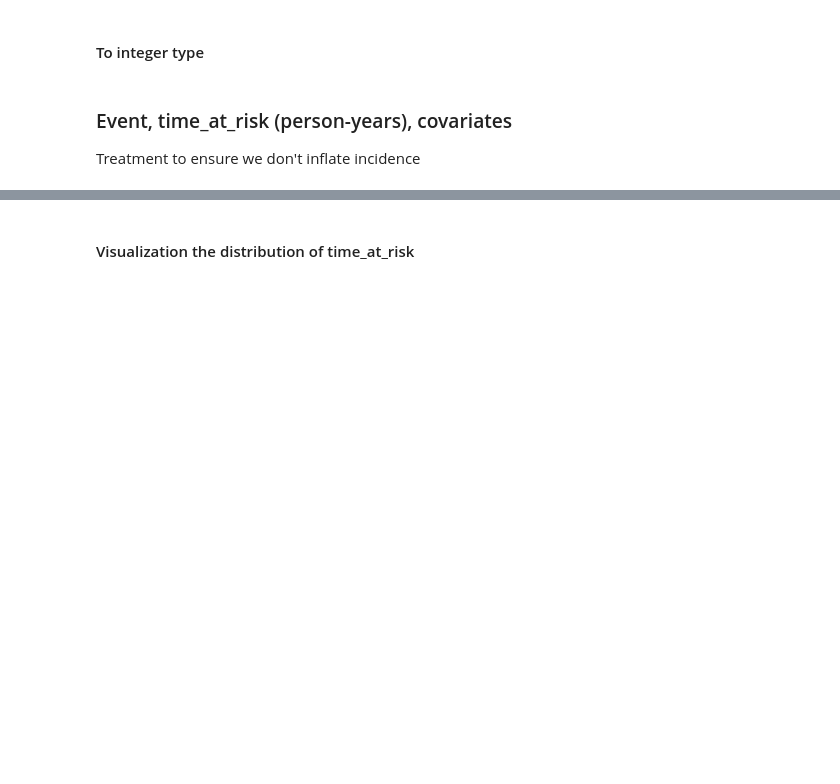
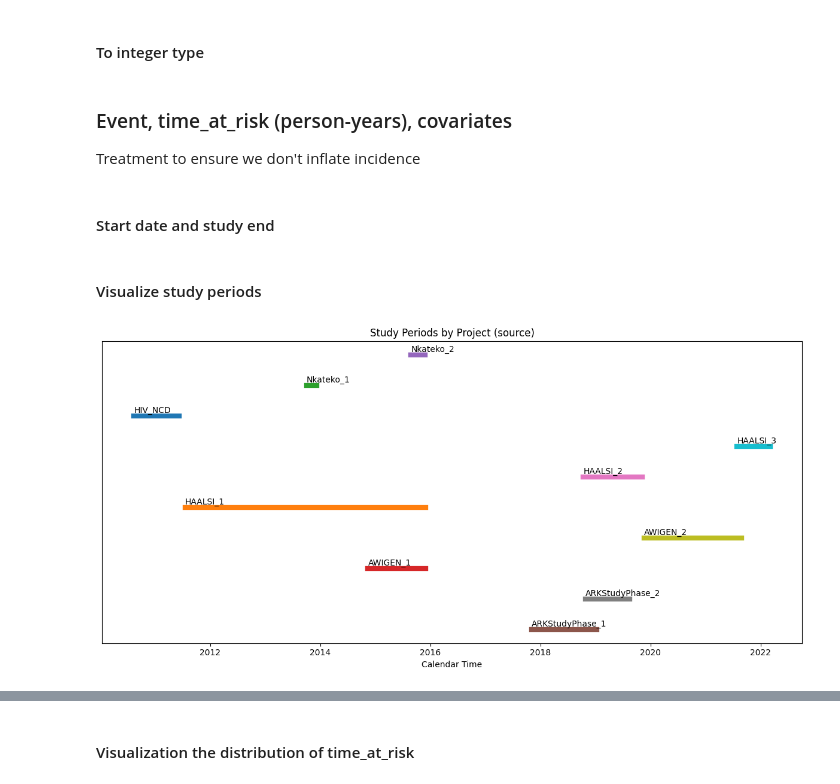
Before and after one commit to dmainagithub/stroke-work, a Jupyter notebook: notebooks/stroke_poisson_model_agincourt-multiple.ipynb, the cells around one changed output, grey strips where cells are left out. Cells and saved outputs as stored; diff of their text form; code cells hidden in the pictures; blank space fills up the shorter version.

```diff
--- a/notebooks/stroke_poisson_model_agincourt-multiple.ipynb
+++ b/notebooks/stroke_poisson_model_agincourt-multiple.ipynb
@@ -178,3 +169,5 @@ df.bmi_category_Overweight_Obese = df.bmi_category_Overweight_Obese.astype(int)
 ### Event, time_at_risk (person-years), covariates <br>
 
 Treatment to ensure we don't inflate incidence
+# %% [markdown]
+#### Start date and study end
@@ -181,3 +189,29 @@ Treatment to ensure we don't inflate incidence
+# %% [markdown]
+#### Visualize study periods
+# %%
+import matplotlib.pyplot as plt
+
+# Ensure sorting by study start
+study_periods_sorted = study_periods.sort_values("study_start")
+
+plt.figure(figsize=(12, 6))
+
+for i, row in study_periods_sorted.iterrows():
+    plt.plot([row['study_start'], row['study_end']],
+             [i, i], linewidth=6)
+    plt.text(row['study_start'], i+0.1, str(row['source']), fontsize=10)
+
+plt.yticks([])
+plt.xlabel("Calendar Time")
+plt.title("Study Periods by Project (source)")
+plt.tight_layout()
+plt.savefig("D:/APHRC/GoogleDrive_ii/stata_do_files/madiva/stroke_work/visualization/study_periods_graph_Agincourt.png", dpi=300, bbox_inches='tight')
+plt.show()
+# plt.savefig("figure_name.png", dpi=300, bbox_inches='tight')
+# plt.savefig("figure_name.pdf", bbox_inches='tight')   # optional
+# plt.savefig("figure_name.svg", bbox_inches='tight')   # optional
+# %% [output]
+[figure, added]
 # %%
 print("Before")
 print(df.shape)
```
Also changed, not shown: parts of 17 cells of this notebook, 2 other files.
